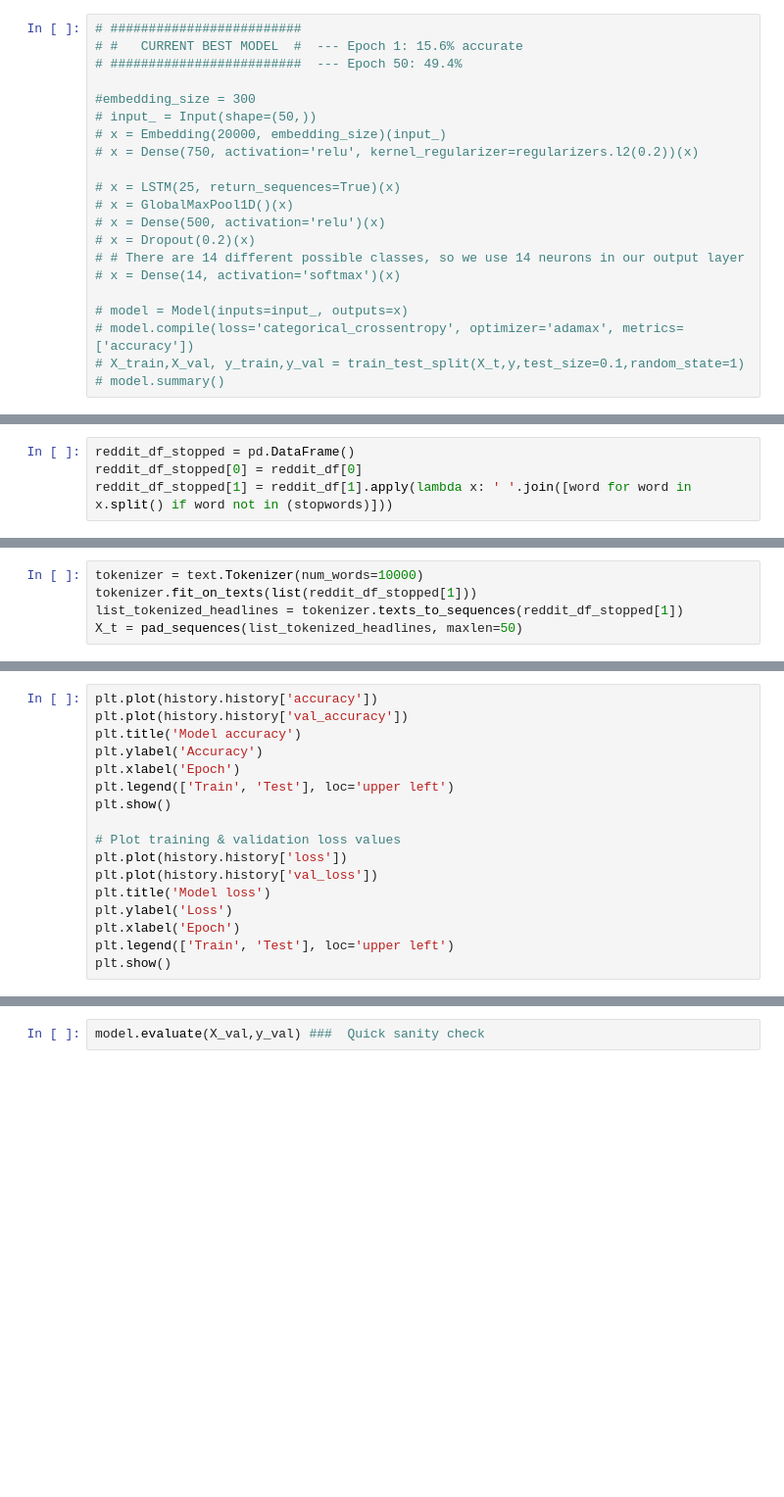
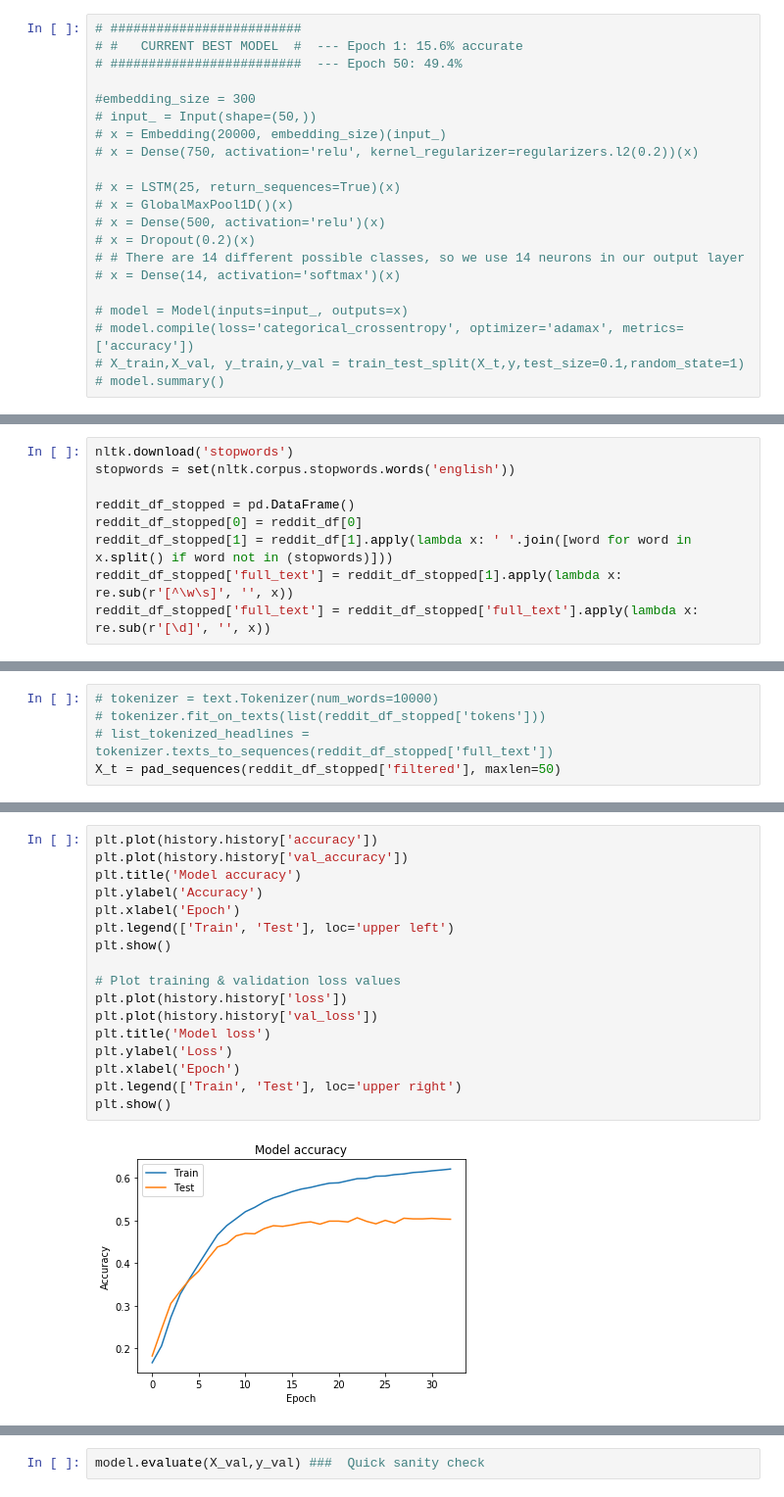
Before and after one commit to reubenkavalov/Twit-To-Redd-Project, a Jupyter notebook: final.ipynb, the cells around one changed output, grey strips where cells are left out. Shown: that part at 98% size. Cells and saved outputs as stored; diff of their text form; blank space fills up the shorter version.

```diff
--- a/final.ipynb
+++ b/final.ipynb
@@ -334,4 +385,9 @@ stopwords = set(nltk.corpus.stopwords.words('english'))
 # %%
+nltk.download('stopwords')
+stopwords = set(nltk.corpus.stopwords.words('english'))
+
 reddit_df_stopped = pd.DataFrame()
 reddit_df_stopped[0] = reddit_df[0]
 reddit_df_stopped[1] = reddit_df[1].apply(lambda x: ' '.join([word for word in x.split() if word not in (stopwords)]))
+reddit_df_stopped['full_text'] = reddit_df_stopped[1].apply(lambda x: re.sub(r'[^\w\s]', '', x))
+reddit_df_stopped['full_text'] = reddit_df_stopped['full_text'].apply(lambda x: re.sub(r'[\d]', '', x))
@@ -338,8 +403,8 @@ reddit_df_stopped[1] = reddit_df[1].apply(lambda x: ' '.join([word for word in x
 # %%
-tokenizer = text.Tokenizer(num_words=10000)
-tokenizer.fit_on_texts(list(reddit_df_stopped[1]))
-list_tokenized_headlines = tokenizer.texts_to_sequences(reddit_df_stopped[1])
-X_t = pad_sequences(list_tokenized_headlines, maxlen=50)
+# tokenizer = text.Tokenizer(num_words=10000)
+# tokenizer.fit_on_texts(list(reddit_df_stopped['tokens']))
+# list_tokenized_headlines = tokenizer.texts_to_sequences(reddit_df_stopped['full_text'])
+X_t = pad_sequences(reddit_df_stopped['filtered'], maxlen=50)
 # %%
 embedding_size = 300
 input_ = Input(shape=(50,))
@@ -364,17 +465,19 @@ history = model.fit(X_train, y_train, epochs=100, batch_size=500, callbacks=[ear
 # %%
 plt.plot(history.history['accuracy'])
 plt.plot(history.history['val_accuracy'])
 plt.title('Model accuracy')
 plt.ylabel('Accuracy')
 plt.xlabel('Epoch')
 plt.legend(['Train', 'Test'], loc='upper left')
 plt.show()
 
 # Plot training & validation loss values
 plt.plot(history.history['loss'])
 plt.plot(history.history['val_loss'])
 plt.title('Model loss')
 plt.ylabel('Loss')
 plt.xlabel('Epoch')
-plt.legend(['Train', 'Test'], loc='upper left')
+plt.legend(['Train', 'Test'], loc='upper right')
 plt.show()
+# %% [output]
+[figure, added]
```
Also changed, not shown: parts of 75 cells of this notebook.
